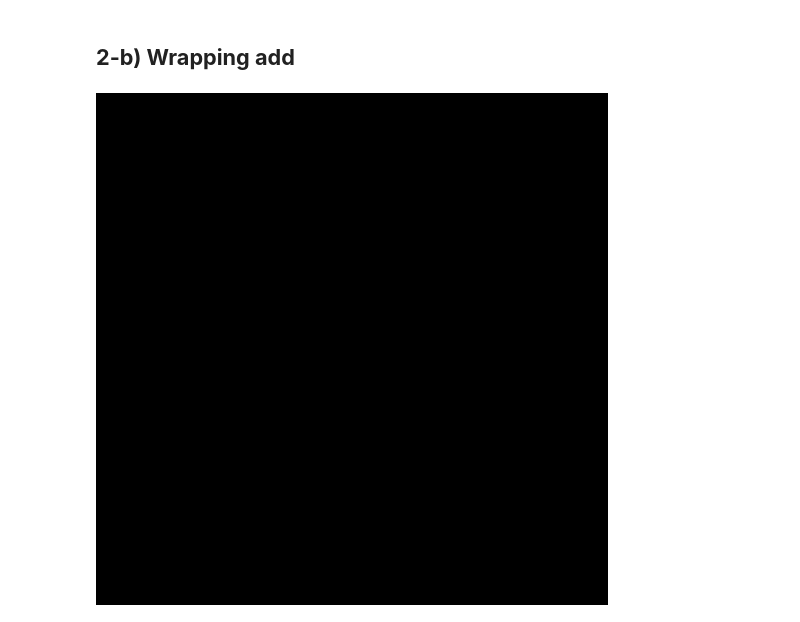
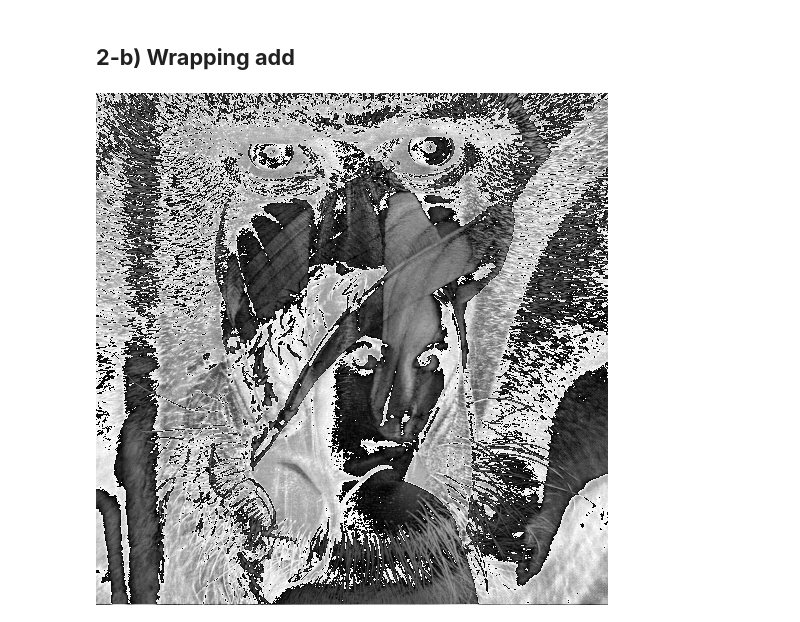
Before and after one commit to XMVII/CV, a Jupyter notebook: CV_Assign1.ipynb, the cells around one changed output. Cells and saved outputs as stored; diff of their text form; code cells hidden in the pictures.

Commit message:
Colaboratory를 통해 생성됨

```diff
--- a/CV_Assign1.ipynb
+++ b/CV_Assign1.ipynb
@@ -213,33 +139,19 @@ cv2_imshow(cv2.add(RGB_img1, RGB_img2))
 # %%
 import cv2
 import numpy as np
-
-def add_wrap_gray(img1, img2):
-    # 입력 이미지와 같은 크기의 빈 이미지 생성
-    output = np.zeros_like(img1)
-
-    # 두 이미지 더하기
-    sum_img = img1 + img2
-
-    # 0 ~ 255 범위를 넘어가면 wrapping 방식으로 처리
-    output[sum_img > 255] = sum_img[sum_img > 255] - 256
-    output[sum_img < 0] = sum_img[sum_img < 0] + 256
-
-    # 결과 이미지 반환
-    return output
+from google.colab.patches import cv2_imshow
 
 # 이미지 파일 경로 설정
 image_path1 = "/content/drive/MyDrive/CV_Practice_Images/lena.jpg"
 image_path2 = "/content/drive/MyDrive/CV_Practice_Images/mandrill.jpg"
 
 # 이미지 파일 읽기 (gray scale로 변환)
 image1 = cv2.cvtColor(cv2.imread(image_path1), cv2.COLOR_BGR2GRAY)
 image2 = cv2.cvtColor(cv2.imread(image_path2), cv2.COLOR_BGR2GRAY)
 
 # 이미지 파일 더하기 (wrapping 방식)
-result = add_wrap_gray(image1, image2)
+result = image1 + image2
 
-from google.colab.patches import cv2_imshow
 cv2_imshow(result)
 # %% [output]
-[figure, old version]
+[figure, new version]
```
Also changed, not shown: parts of 3 cells of this notebook.
